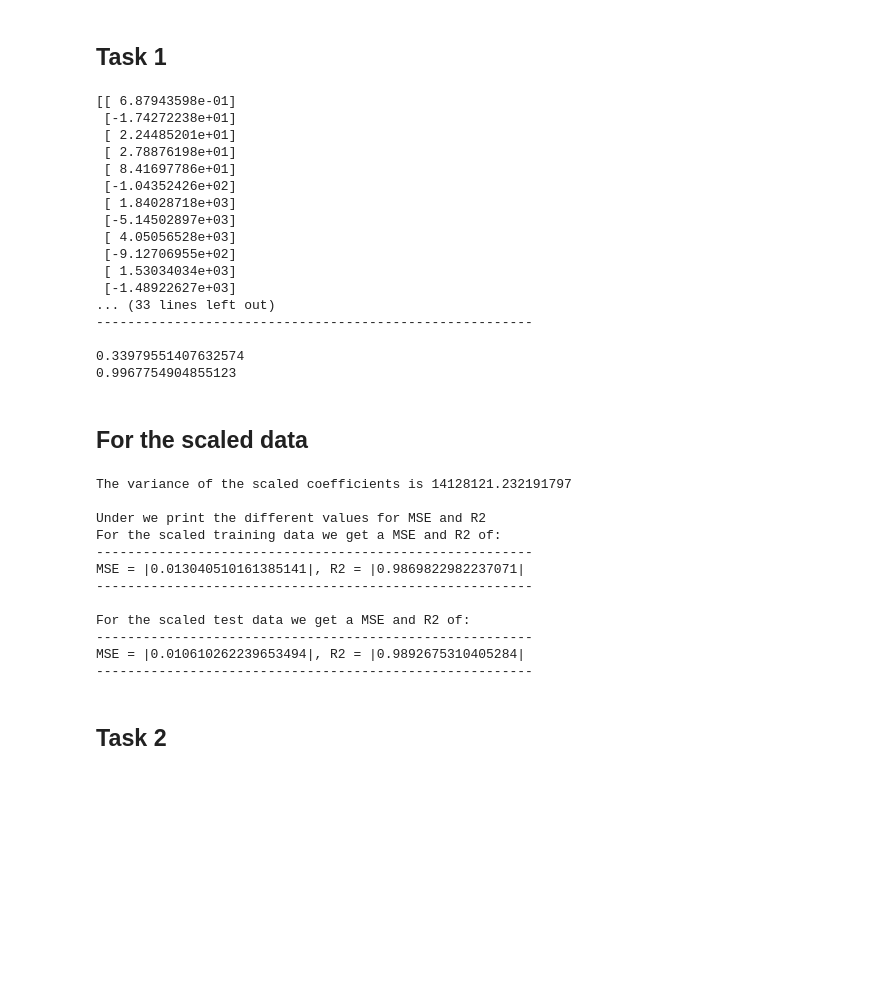
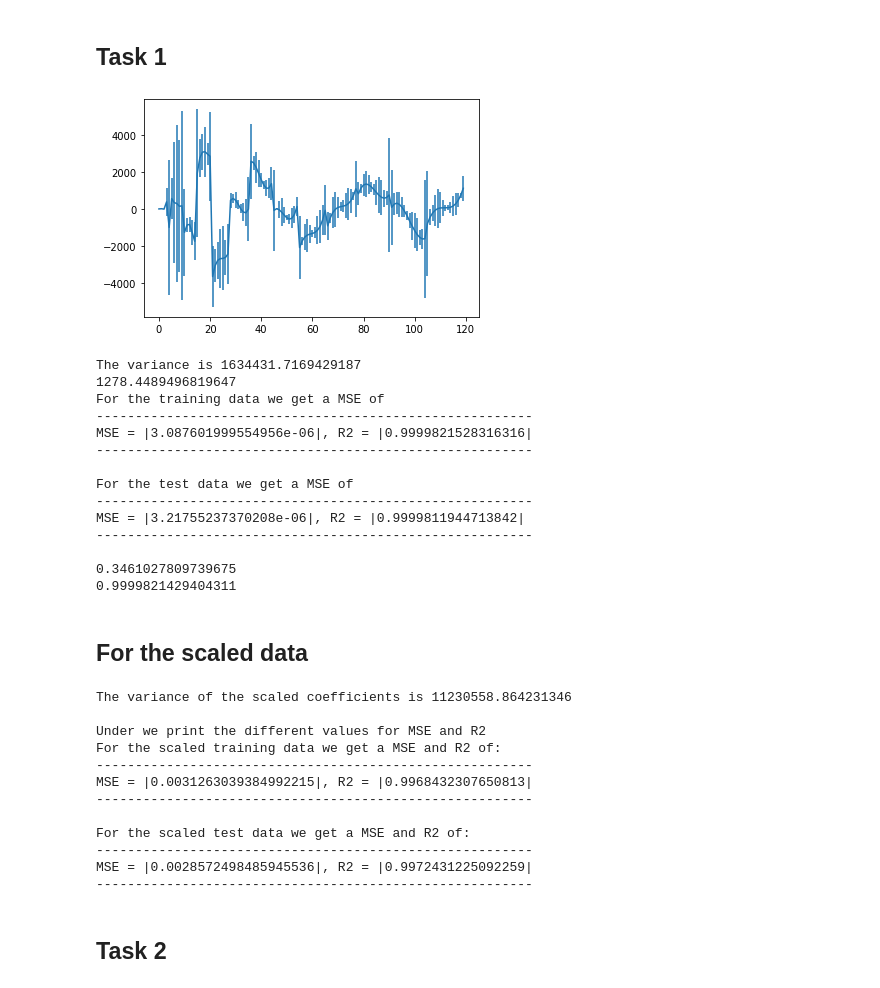
Before and after one commit to MortenTryti/MachineLearning, a Jupyter notebook: Project 1/Project 1.ipynb, the cells around one changed output. Cells and saved outputs as stored; diff of their text form; code cells hidden in the pictures; blank space fills up the shorter version.

Commit message:
ploting confidence interval

```diff
--- a/Project 1/Project 1.ipynb
+++ b/Project 1/Project 1.ipynb
@@ -148,7 +148,7 @@ def confidense(beta,X):
 # %% [markdown]
 ## Task 1
 # %%
-npoints = 1000
+npoints = 10000
 
 
 # Make data.
@@ -164,7 +164,7 @@ z = FrankeFunction(x, y)
 
 #surfaceplot(x,y,z)
 # %%
-n = 6
+n = 14
 
 
 #x = np.sort(np.random.uniform(0.0 , 1.0 , npoints))
@@ -183,14 +183,19 @@ X_train, X_test, z_train, z_test = train_test_split(X, z.reshape(-1,1), test_siz
 
 
 betaOLS = OLSmethod(X_train , z_train)
-print(betaOLS)
 
-#finding the variance
+
+#finding the variance of beta
 p = int((n+1)*(n+2)/2)
-sigma2 = 1/(np.size(z_train)-p-1)*np.sum(np.abs(z_train - X_train@betaOLS)**2 )
-betaOLS_var =sigma2* np.diag(np.linalg.pinv(X.T @ X))
 
-print(betaOLS_var)
+sigma2 = 1/(npoints-p-1)*np.sum(np.abs(z_test - X_test@betaOLS)**2 )
+betaOLS_var =sigma2* np.diag(np.linalg.pinv(X_test.T @ X_test))
+confidence_interwal = 2*betaOLS_var
+
+plt.errorbar(range(p), betaOLS, yerr= confidence_interwal)
+plt.show()
+
+
 
 print(f"The variance is {np.var(betaOLS)}")
 print(np.std(betaOLS))
@@ -200,50 +205,48 @@ print(np.std(betaOLS))
 zpred = X_train@betaOLS
 print("For the training data we get a MSE of")
 printQ(z_train,zpred)
 
 
 print("For the test data we get a MSE of")
 ztilde = X_test@betaOLS
 printQ(z_test,ztilde)
 
 
 
 MSElist = []
 R2list = []
 for i in range(28):
     bootX,bootz = resample(X_train,z_train.reshape(-1,1))
 
 
     bootbetaOLS = OLSmethod(bootX,bootz)
 
     ypred = bootX @ bootbetaOLS
     MSElist.append(MSE(z_train,ypred))
     R2list.append(R2(bootz,ypred))
 
 
 
 
 
 print(np.mean(MSElist))
 print(np.mean(R2list))
 # %% [output]
+[figure, added]
-[[ 6.87943598e-01]
- [-1.74272238e+01]
- [ 2.24485201e+01]
- [ 2.78876198e+01]
- [ 8.41697786e+01]
- [-1.04352426e+02]
- [ 1.84028718e+03]
- [-5.14502897e+03]
- [ 4.05056528e+03]
- [-9.12706955e+02]
- [ 1.53034034e+03]
- [-1.48922627e+03]
-... (33 lines left out)
+The variance is 1634431.7169429187
+1278.4489496819647
+For the training data we get a MSE of
+--------------------------------------------------------
+MSE = |3.087601999554956e-06|, R2 = |0.9999821528316316|
 --------------------------------------------------------
 
-0.33979551407632574
-0.9967754904855123
+For the test data we get a MSE of
+--------------------------------------------------------
+MSE = |3.21755237370208e-06|, R2 = |0.9999811944713842|
+--------------------------------------------------------
+
+0.3461027809739675
+0.9999821429404311
 # %% [markdown]
 ## For the scaled data
 # %%
@@ -277,17 +280,17 @@ ztilde = X_stest @ betascaledOCS
 
 printQ(z_stest,ztilde)
 # %% [output]
-The variance of the scaled coefficients is 14128121.232191797
+The variance of the scaled coefficients is 11230558.864231346
 
 Under we print the different values for MSE and R2
 For the scaled training data we get a MSE and R2 of:
 --------------------------------------------------------
-MSE = |0.013040510161385141|, R2 = |0.9869822982237071|
+MSE = |0.0031263039384992215|, R2 = |0.9968432307650813|
 --------------------------------------------------------
 
 For the scaled test data we get a MSE and R2 of:
 --------------------------------------------------------
-MSE = |0.010610262239653494|, R2 = |0.9892675310405284|
+MSE = |0.0028572498485945536|, R2 = |0.9972431225092259|
 --------------------------------------------------------
 # %% [markdown]
 ## Task 2
```
Also changed, not shown: parts of 1 cell of this notebook.
